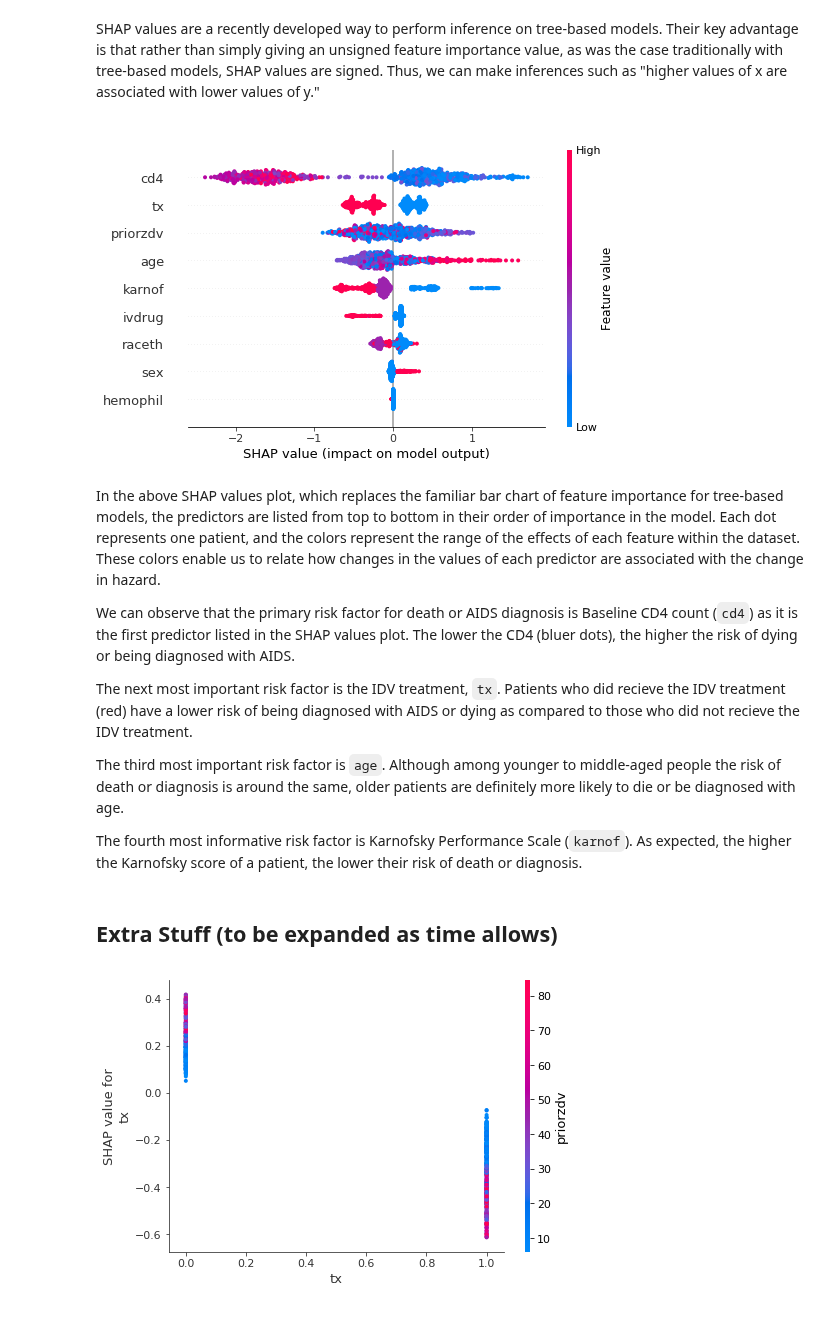
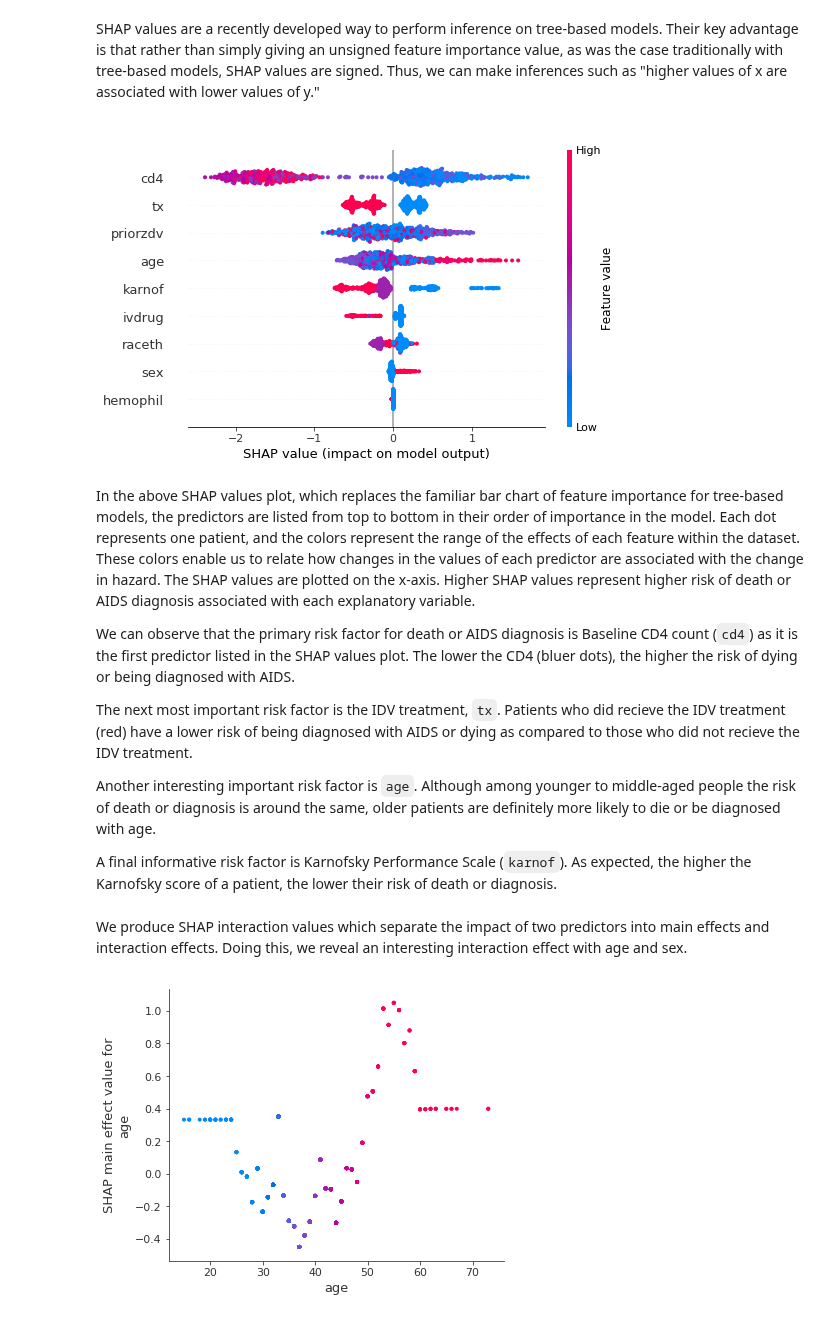
Before and after one commit to latlio/SurvivalAnalysis, a Jupyter notebook: XGBoost.ipynb, the cells around one changed output. Cells and saved outputs as stored; diff of their text form; code cells hidden in the pictures.

```diff
--- a/XGBoost.ipynb
+++ b/XGBoost.ipynb
@@ -94,6 +94,7 @@ params = {
     "eta": 0.002,
     "max_depth": 2,
     "objective": "survival:cox",
-    "subsample": 0.5
+    "subsample": 0.5,
+    "lambda": 1
 }
 model = xgboost.train(params, xgb_full, 10000, evals = [(xgb_full, "test")], verbose_eval=1000)
@@ -106,16 +119,14 @@ shap_values = shap.TreeExplainer(model).shap_values(X)
 # %%
 shap.summary_plot(shap_values, X)
 # %% [output]
-[figure, old version]
+[figure, new version]
 # %% [markdown]
-In the above SHAP values plot, which replaces the familiar bar chart of feature importance for tree-based models, the predictors are listed from top to bottom in their order of importance in the model. Each dot represents one patient, and the colors represent the range of the effects of each feature within the dataset. These colors enable us to relate how changes in the values of each predictor are associated with the change in hazard.
+In the above SHAP values plot, which replaces the familiar bar chart of feature importance for tree-based models, the predictors are listed from top to bottom in their order of importance in the model. Each dot represents one patient, and the colors represent the range of the effects of each feature within the dataset. These colors enable us to relate how changes in the values of each predictor are associated with the change in hazard. The SHAP values are plotted on the x-axis. Higher SHAP values represent higher risk of death or AIDS diagnosis associated with each explanatory variable.
 
 We can observe that the primary risk factor for death or AIDS diagnosis is Baseline CD4 count (`cd4`) as it is the first predictor listed in the SHAP values plot. The lower the CD4 (bluer dots), the higher the risk of dying or being diagnosed with AIDS.
 
 The next most important risk factor is the IDV treatment, `tx`. Patients who did recieve the IDV treatment (red) have a lower risk of being diagnosed with AIDS or dying as compared to those who did not recieve the IDV treatment.
 
-The third most important risk factor is `age`. Although among younger to middle-aged people the risk of death or diagnosis is around the same, older patients are definitely more likely to die or be diagnosed with age.
+Another interesting important risk factor is `age`. Although among younger to middle-aged people the risk of death or diagnosis is around the same, older patients are definitely more likely to die or be diagnosed with age.
 
-The fourth most informative risk factor is Karnofsky Performance Scale (`karnof`). As expected, the higher the Karnofsky score of a patient, the lower their risk of death or diagnosis.
+A final informative risk factor is Karnofsky Performance Scale (`karnof`). As expected, the higher the Karnofsky score of a patient, the lower their risk of death or diagnosis.
-# %% [markdown]
-## Extra Stuff (to be expanded as time allows)
@@ -122,4 +137,10 @@ The fourth most informative risk factor is Karnofsky Performance Scale (`karnof`
+# %% [markdown]
+We produce SHAP interaction values which separate the impact of two predictors into main effects and interaction effects. Doing this, we reveal an interesting interaction effect with age and sex.
 # %%
-shap.dependence_plot("tx", shap_values, X)
+shap.dependence_plot(
+    ("age", "age"),
+    shap_interaction_values, X,
+    display_features=X
+)
 # %% [output]
-[figure, old version]
+[figure, new version]
```
Also changed, not shown: parts of 8 cells of this notebook, 2 other files.
